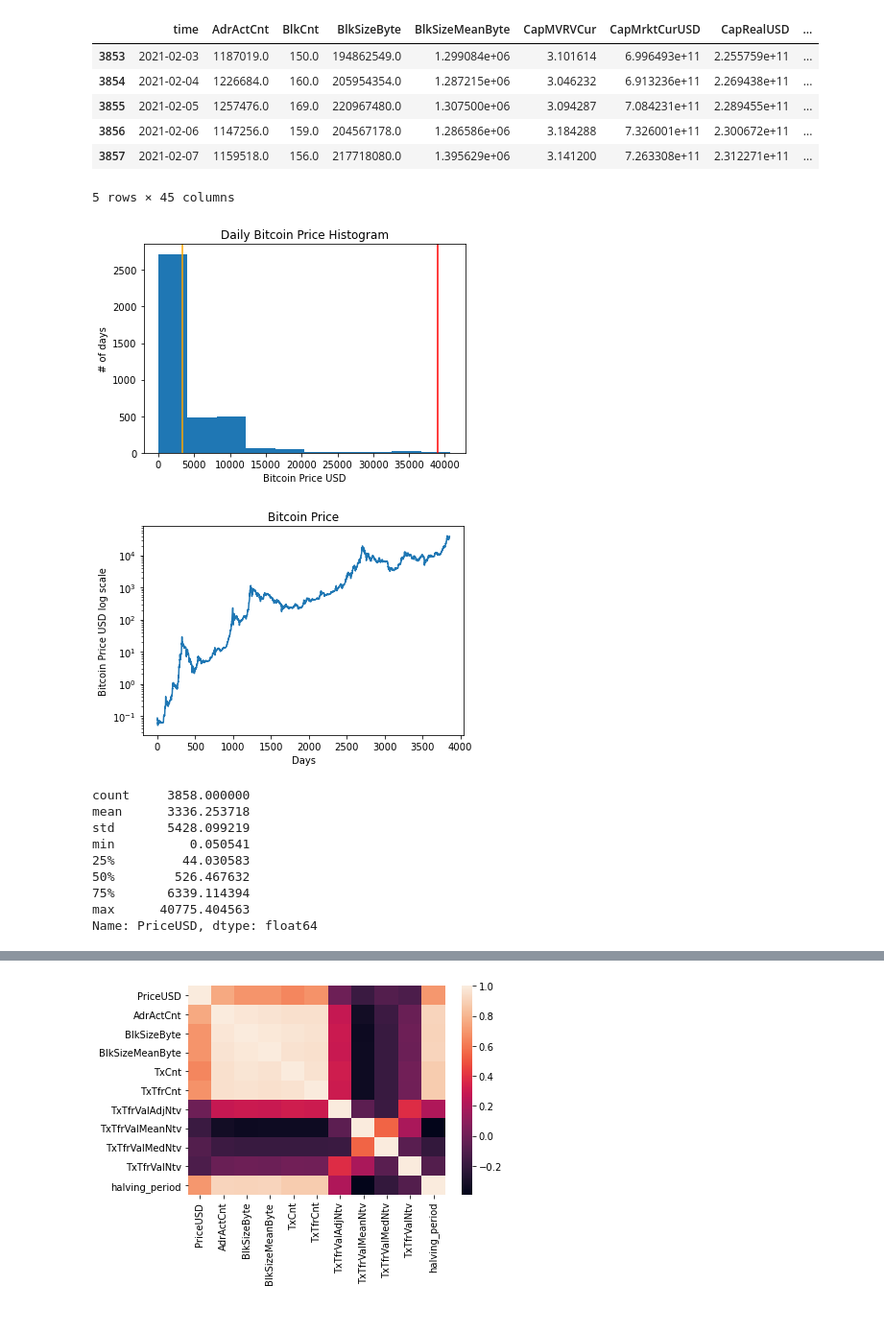
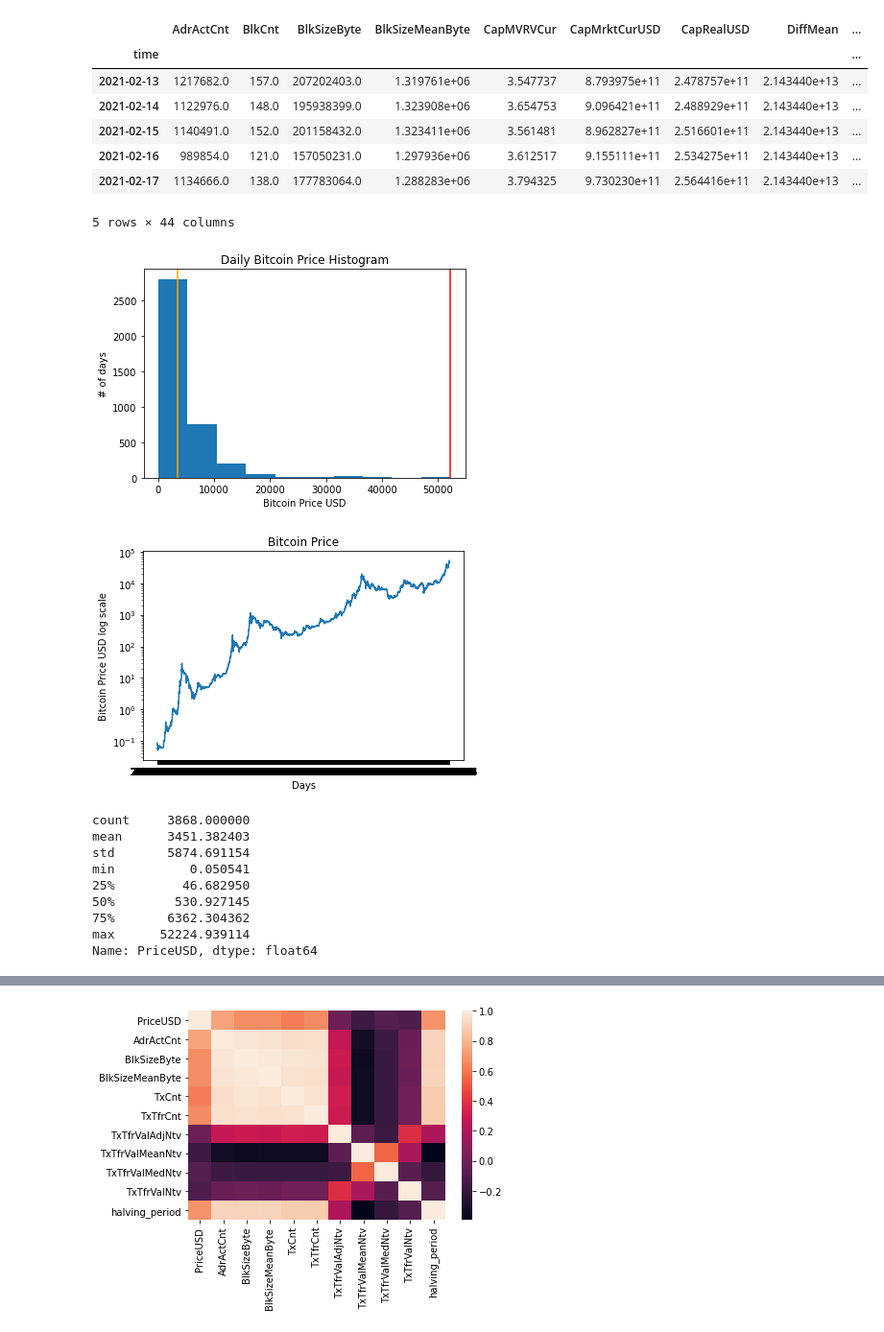
Before and after one commit to morenotos/bitcoinPriceModeling, a Jupyter notebook: notebooks/03-EDA-Capstone2-btcPrice.ipynb, the cells around one changed output, grey strips where cells are left out. Shown at 96% size. Drawn from its saved outputs; the diff is of its cells as text; code cells hidden in the pictures.

```diff
--- a/notebooks/03-EDA-Capstone2-btcPrice.ipynb
+++ b/notebooks/03-EDA-Capstone2-btcPrice.ipynb
@@ -6,19 +6,21 @@ import matplotlib.pyplot as plt
 import seaborn as sns
 # %%
 #load datasets
-daily = pd.read_csv('../data/processed/data.csv')
-monthly = pd.read_csv('../data/processed/monthly_data.csv')
-annual = pd.read_csv('../data/processed/annual_data.csv')
+daily = pd.read_csv('../data/processed/data.csv', index_col='time')
+weekly = pd.read_csv('../data/processed/weekly_data.csv', index_col='time')
+monthly = pd.read_csv('../data/processed/monthly_data.csv', index_col='time')
+annual = pd.read_csv('../data/processed/annual_data.csv', index_col='time')
 
 daily.tail()
 # %% [output]
-|  | time | AdrActCnt | BlkCnt | BlkSizeByte | BlkSizeMeanByte | CapMVRVCur | CapMrktCurUSD | CapRealUSD | ... |
-| 3853 | 2021-02-03 | 1187019.0 | 150.0 | 194862549.0 | 1.299084e+06 | 3.101614 | 6.996493e+11 | 2.255759e+11 | ... |
-| 3854 | 2021-02-04 | 1226684.0 | 160.0 | 205954354.0 | 1.287215e+06 | 3.046232 | 6.913236e+11 | 2.269438e+11 | ... |
-| 3855 | 2021-02-05 | 1257476.0 | 169.0 | 220967480.0 | 1.307500e+06 | 3.094287 | 7.084231e+11 | 2.289455e+11 | ... |
-| 3856 | 2021-02-06 | 1147256.0 | 159.0 | 204567178.0 | 1.286586e+06 | 3.184288 | 7.326001e+11 | 2.300672e+11 | ... |
-| 3857 | 2021-02-07 | 1159518.0 | 156.0 | 217718080.0 | 1.395629e+06 | 3.141200 | 7.263308e+11 | 2.312271e+11 | ... |
+|  | AdrActCnt | BlkCnt | BlkSizeByte | BlkSizeMeanByte | CapMVRVCur | CapMrktCurUSD | CapRealUSD | DiffMean | ... |
+| time |  |  |  |  |  |  |  |  | ... |
+| 2021-02-13 | 1217682.0 | 157.0 | 207202403.0 | 1.319761e+06 | 3.547737 | 8.793975e+11 | 2.478757e+11 | 2.143440e+13 | ... |
+| 2021-02-14 | 1122976.0 | 148.0 | 195938399.0 | 1.323908e+06 | 3.654753 | 9.096421e+11 | 2.488929e+11 | 2.143440e+13 | ... |
+| 2021-02-15 | 1140491.0 | 152.0 | 201158432.0 | 1.323411e+06 | 3.561481 | 8.962827e+11 | 2.516601e+11 | 2.143440e+13 | ... |
+| 2021-02-16 | 989854.0 | 121.0 | 157050231.0 | 1.297936e+06 | 3.612517 | 9.155111e+11 | 2.534275e+11 | 2.143440e+13 | ... |
+| 2021-02-17 | 1134666.0 | 138.0 | 177783064.0 | 1.288283e+06 | 3.794325 | 9.730230e+11 | 2.564416e+11 | 2.143440e+13 | ... |
-5 rows × 45 columns
+5 rows × 44 columns
 # %%
 #We will drop some columns that use the price of bitcoin in USD to the calculate the data of that column,
 #and other columns in the dataset that are just calculations of returns and volatility over a period of time.
@@ -48,7 +51,7 @@ plt.show()
 #Historical mean around $3,000 (orange line)
 #However last price is $27,039 (red line)
 # %% [output]
-[figure, old version]
+[figure, new version]
 # %%
 #Linear plot to see bitcoin's price history
 plt.plot(btc_price_daily)
@@ -58,20 +61,20 @@ plt.ylabel('Bitcoin Price USD log scale')
 plt.title('Bitcoin Price')
 plt.show()
 # %% [output]
-[figure, old version]
+[figure, new version]
 # %%
 btc_price_daily.describe()
 #The bitcoin price has varied widely from a minimum of $.05 to a maximum of $27,039.
-#Historical average price is $2,999.
+#Historical average price is $3,451.
 # %% [output]
-count     3858.000000
-mean      3336.253718
-std       5428.099219
+count     3868.000000
+mean      3451.382403
+std       5874.691154
 min          0.050541
-25%         44.030583
-50%        526.467632
-75%       6339.114394
-max      40775.404563
+25%         46.682950
+50%        530.927145
+75%       6362.304362
+max      52224.939114
 Name: PriceUSD, dtype: float64
 # %%
 #swarm plot to visualize price by halving period
```
Also changed, not shown: parts of 6 cells of this notebook, 1 other file.
